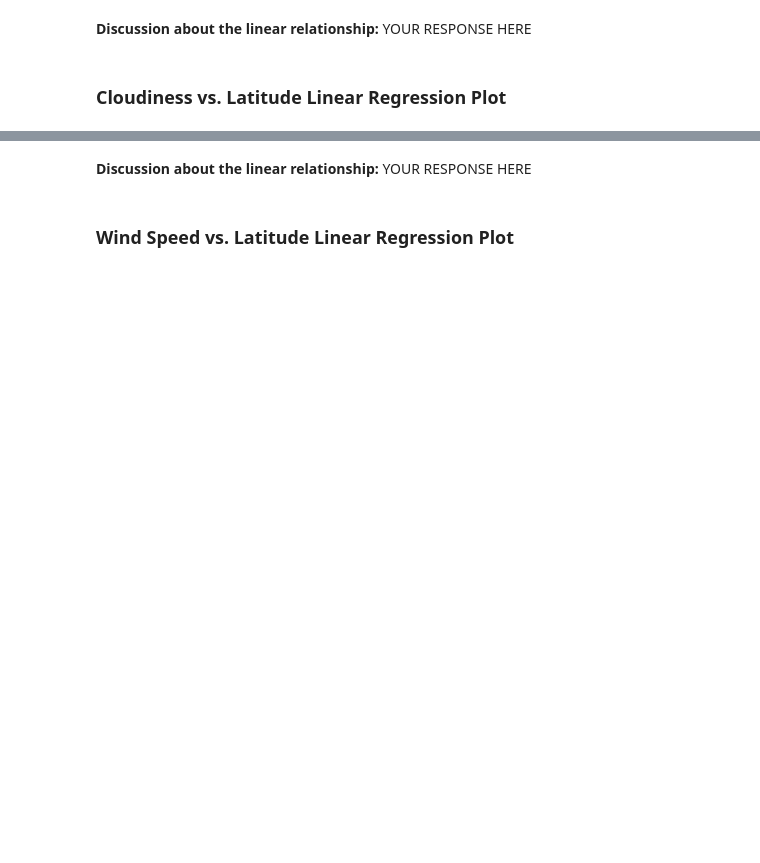
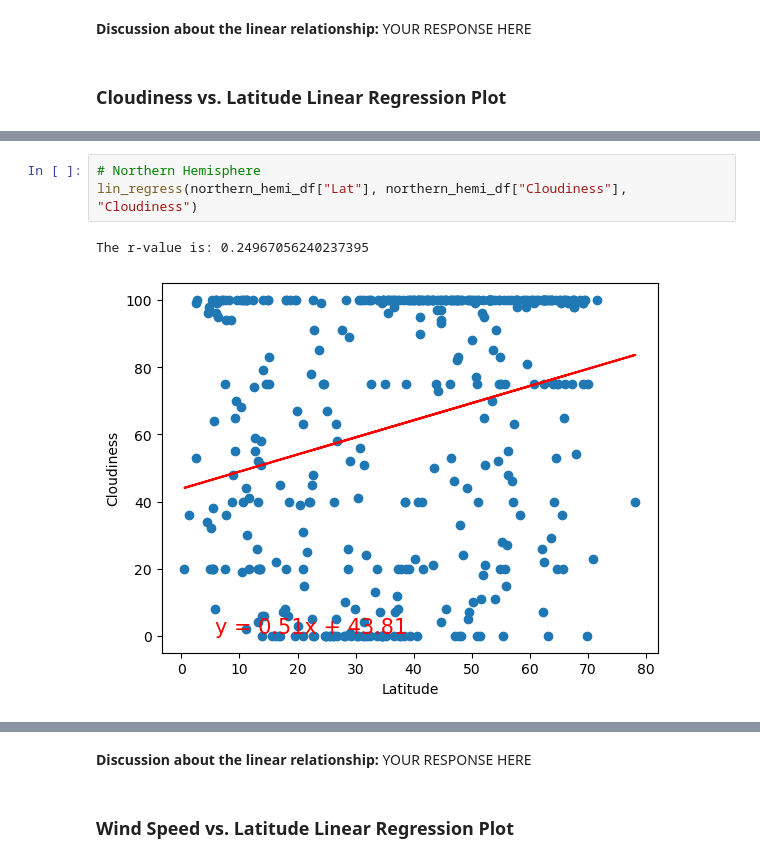
Before and after one commit to TRegan5/python-api-challenge, a Jupyter notebook: WeatherPy/WeatherPy.ipynb, the cells around one changed output, grey strips where cells are left out. Saved outputs shown, nothing was run; the diff lists cells and outputs as text; blank space fills up the shorter version.

```diff
--- a/WeatherPy/WeatherPy.ipynb
+++ b/WeatherPy/WeatherPy.ipynb
@@ -360,0 +369,6 @@ The r-value is: 0.02056735429994368
+# %%
+# Northern Hemisphere
+lin_regress(northern_hemi_df["Lat"], northern_hemi_df["Cloudiness"], "Cloudiness")
+# %% [output]
+The r-value is: 0.24967056240237395
+[figure, added]
```
Also changed, not shown: parts of 13 cells of this notebook.
